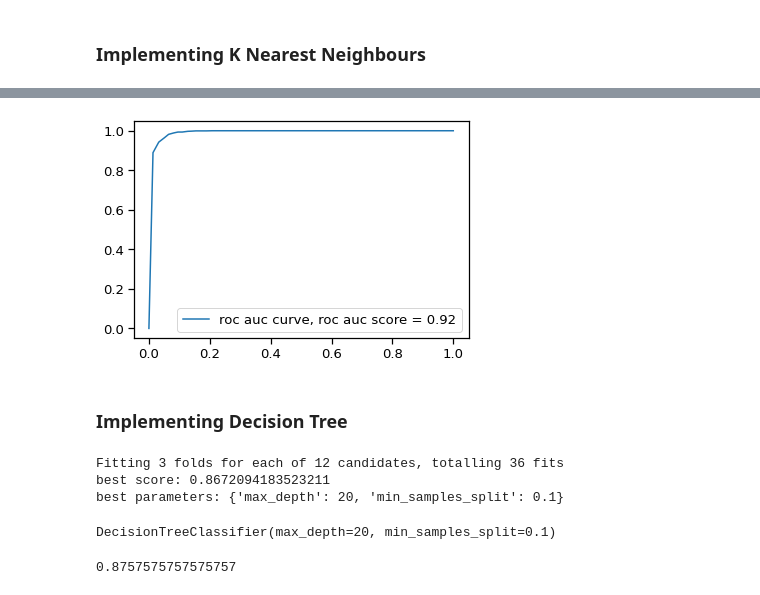
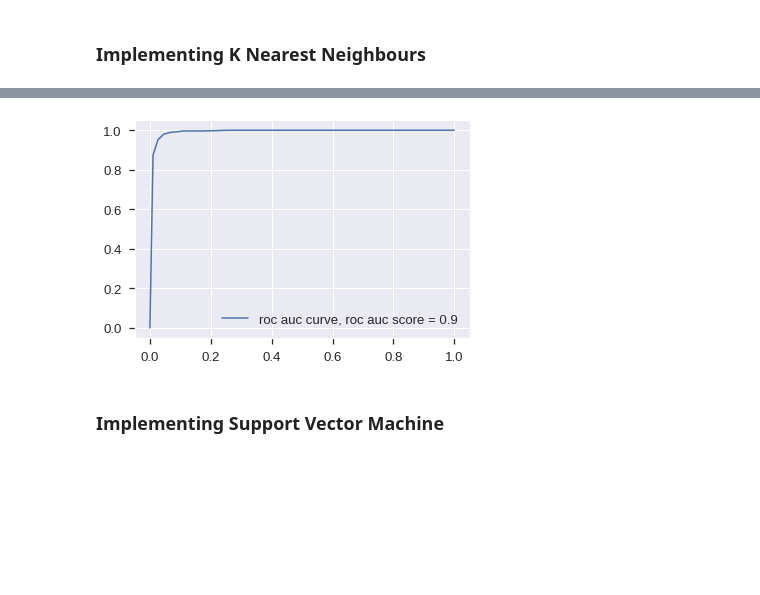
Before and after one commit to Selva-Subramanian/Company-bankruptcy-prediction, a Jupyter notebook: COMPANY_BANKRUPTCY_PREDICTION.ipynb, the cells around one changed output, grey strips where cells are left out. Saved outputs shown, nothing was run; the diff lists cells and outputs as text; code cells hidden in the pictures; blank space fills up the shorter version.

```diff
--- a/COMPANY_BANKRUPTCY_PREDICTION.ipynb
+++ b/COMPANY_BANKRUPTCY_PREDICTION.ipynb
@@ -459,20 +458,17 @@ df_t['Bankrupt?'].value_counts()
 Name: Bankrupt?, dtype: int64
 # %%
 # The frequency of defaults
-yes = df_t['Bankrupt?'].value_counts()[1]
-no = df_t['Bankrupt?'].value_counts()[0]
+yes = df['Bankrupt?'].value_counts()[1]
+no = df['Bankrupt?'].value_counts()[0]
 
 # Percentage
 yes_perc = round(yes/len(df_t)*100, 1)
 no_perc = round(no/len(df_t)*100, 1)
 
+plt.style.use('seaborn')
 plt.figure(figsize=(7,4))
 sns.set_context('notebook', font_scale=1.2)
 sns.countplot('Bankrupt?',data=df_t, palette="Greens")
-# plt.annotate('Not-Bankrupt: {}'.format(no), xy=(-0.3, 15000), xytext=(-0.3, 3000), size=12)
-# plt.annotate('Bankrupt: {}'.format(yes), xy=(0.7, 15000), xytext=(0.7, 3000), size=12)
-# plt.annotate(str(no_perc)+" %", xy=(-0.3, 15000), xytext=(-0.1, 8000), size=12)
-# plt.annotate(str(yes_perc)+" %", xy=(0.7, 15000), xytext=(0.9, 8000), size=12)
 plt.title('Count of companies', size=14)
 plt.box(False)
 # %% [output]
@@ -480,7 +476,7 @@ plt.box(False)
 # %%
 from imblearn.over_sampling import SMOTE
 smote = SMOTE()
-x_smote, y_smote = smote.fit_resample(df_t.iloc[:, 1:], df_t['Bankrupt?'])
+x_smote, y_smote = smote.fit_resample(df.iloc[:, 1:], df['Bankrupt?'])
 # %%
 x_smote.shape
 # %% [output]
@@ -488,5 +484,5 @@ x_smote.shape
 # %%
-df = pd.DataFrame(data=x_smote, columns=df_t.columns)
+df = pd.DataFrame(data=x_smote, columns=df.columns)
 # %%
 df['Bankrupt?'] = y_smote
 # %%
@@ -539,6 +810,14 @@ KNeighborsClassifier(n_neighbors=20)
 # %%
+# fit the model for best K
+knn = KNeighborsClassifier(n_neighbors = 20)
+knn.fit(X_train, y_train)
+
 # making predictions
 y_pred = knn.predict(X_test)
-y_pred_proba = knn.predict_proba(X_test)[:,-1]
+
+# predicted probabilities for all classes
+y_pred_proba4 = knn.predict_proba(X_test)[:,-1]
+
+# accuracy of the model
 accuracy_score(y_test, y_pred)
 # %% [output]
@@ -567,11 +846,9 @@ ax.yaxis.set_ticklabels(labels)
 # %%
-# ploting roc area under curve
-fpr, tpr, _ = roc_curve(y_test, y_pred_proba)
-auc = roc_auc_score(y_test, y_pred)
-plt.plot(fpr,tpr, label = f"roc auc curve, roc auc score = {auc.round(2)}")
+# plotting roc area under curve
+fpr4, tpr4, threshold4 = roc_curve(y_test, y_pred_proba4)
+auc4 = roc_auc_score(y_test, y_pred)
+plt.plot(fpr4,tpr4, label = f"roc auc curve, roc auc score = {auc4.round(2)}")
 plt.legend(loc='lower right')
 plt.show()
 # %% [output]
-[figure, old version]
+[figure, new version]
-# %% [markdown]
-### **Implementing Decision Tree**
@@ -581,10 +854,0 @@ parameter_grid = {'max_depth': [20,30,50,100], 'min_samples_split':[0.1,0.2,0.4]
-# %%
-# evaluation with gridsearch cv
-grid_cv = GridSearchCV(DecisionTreeClassifier(), parameter_grid, scoring = 'accuracy', n_jobs = -1, verbose = 3, cv = 3)
-grid_cv.fit(X_train, y_train)
-print(f'best score: {grid_cv.best_score_}')
-print(f'best parameters: {grid_cv.best_params_}')
-# %% [output]
-Fitting 3 folds for each of 12 candidates, totalling 36 fits
-best score: 0.8672094183523211
-best parameters: {'max_depth': 20, 'min_samples_split': 0.1}
@@ -593,4 +854,0 @@ dtc = grid_cv.best_estimator_
-# %%
-dtc.fit(X_train, y_train)
-# %% [output]
-DecisionTreeClassifier(max_depth=20, min_samples_split=0.1)
@@ -600,4 +855,2 @@ y_pred_proba = dtc.predict_proba(X_test)[:,-1]
-# %%
-accuracy_score(y_pred, y_test)
-# %% [output]
-0.8757575757575757
+# %% [markdown]
+### <b> Implementing Support Vector Machine
```
Also changed, not shown: parts of 99 cells of this notebook.
